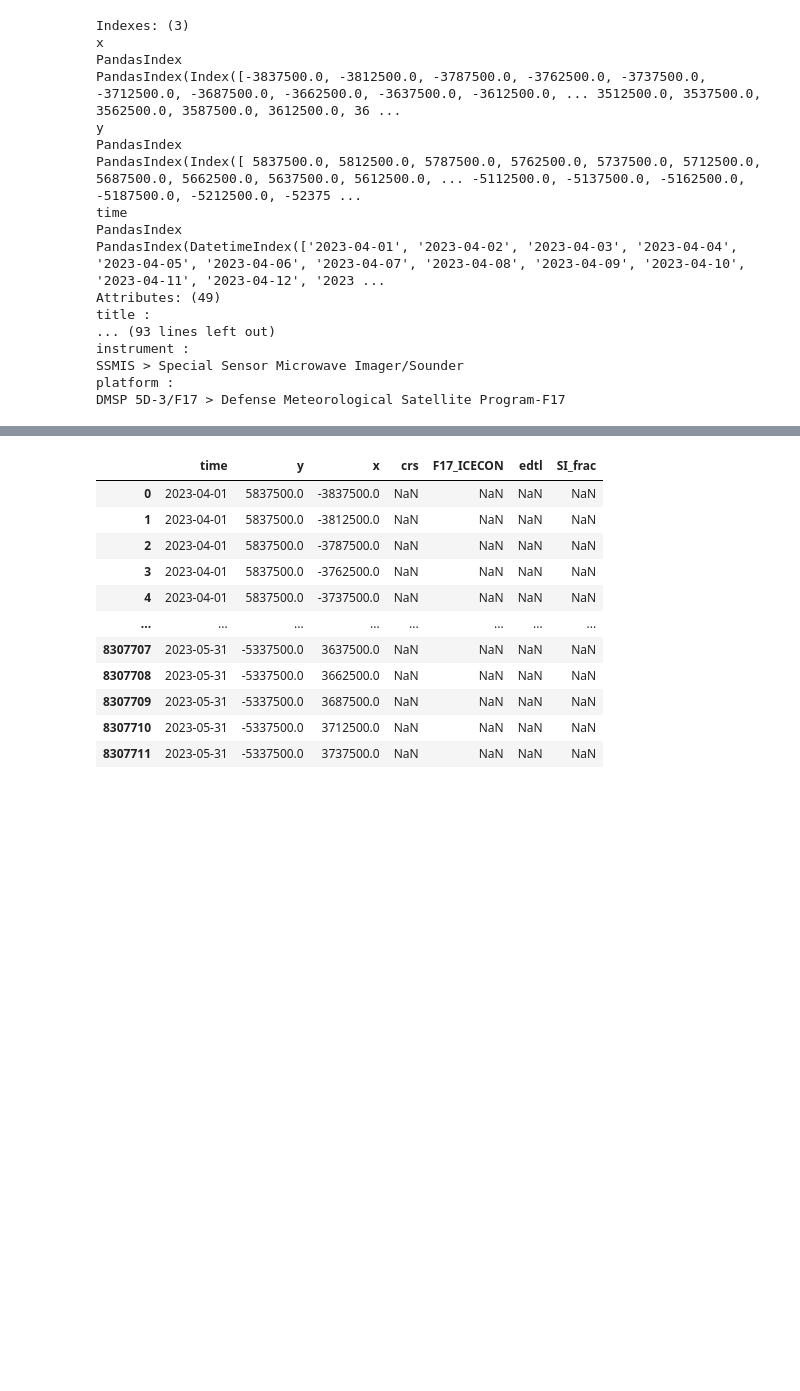
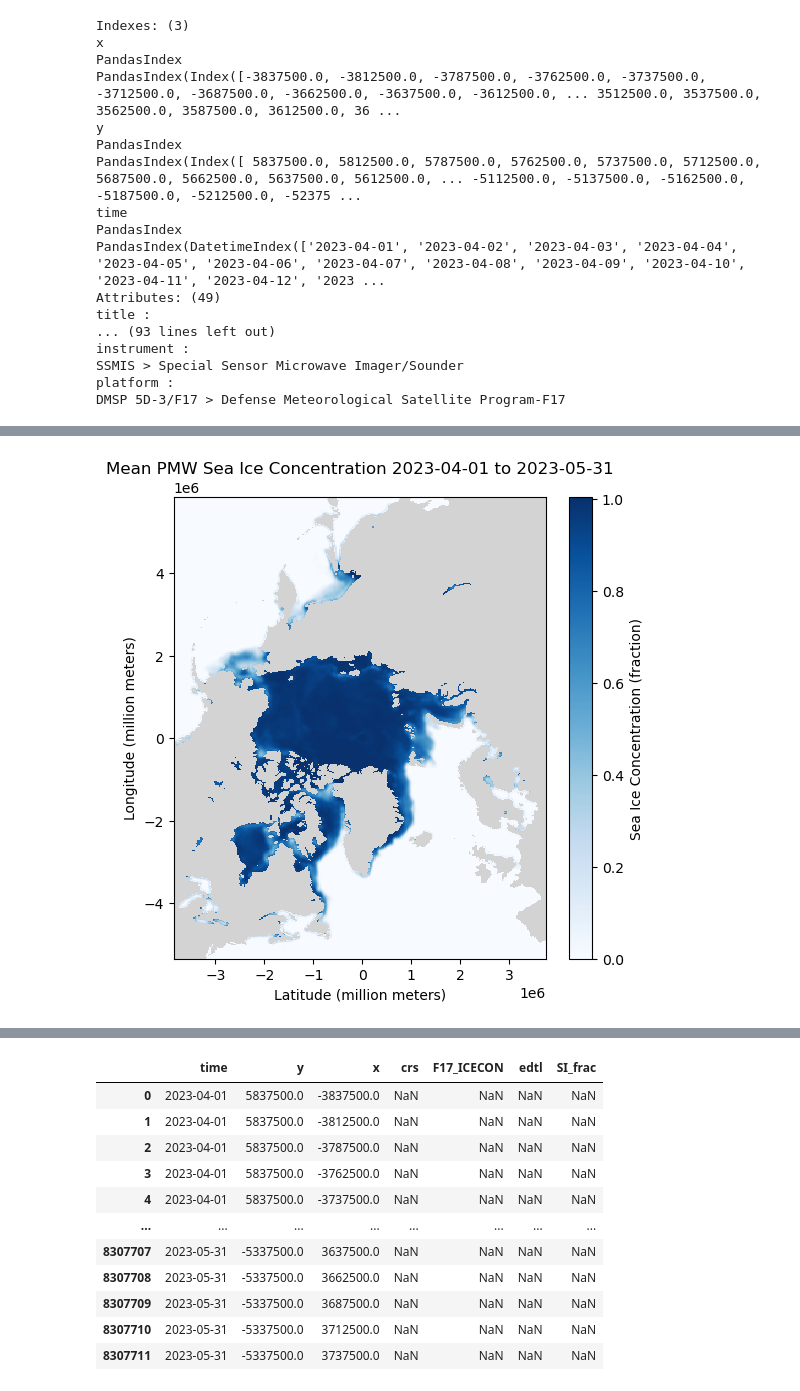
Before and after one commit to felixleodiaz/coastal-sea-ice, a Jupyter notebook: scripts/ValidationTest.ipynb, the cells around one changed output, grey strips where cells are left out. Cells and saved outputs as stored; diff of their text form; code cells hidden in the pictures; blank space fills up the shorter version.

```diff
--- a/scripts/ValidationTest.ipynb
+++ b/scripts/ValidationTest.ipynb
@@ -1,4 +3,6 @@
 # %%
+# import libraries
+
 import earthaccess
 import xarray as xr
 import dask
@@ -9,5 +13,15 @@ import cartopy.feature as cfeature
 from rasterio import features
 from scipy.ndimage import convolve
 from scipy.ndimage import distance_transform_edt
+import matplotlib.pyplot as plt
 from rasterio.transform import from_origin
 import matplotlib.pyplot as plt
+
+# colormap for plotting sea ice throughout rest of project
+
+cmap = plt.get_cmap("Blues").copy()
+cmap.set_bad(color='lightgray')
+
+# authenticate NASA earth access
+
+auth = earthaccess.login(strategy='interactive', persist = True)
@@ -142,3 +159,19 @@ da_full
 # assign visual data to the NASA team dataset and sanity check plot
 
 ds = ds.assign(**{'SI_frac': da_full['SI frac']})
+# %%
+# sanity check one
+
+ds_subset = ds.where(ds.F17_ICECON < 1.01)
+ax = ds_subset.F17_ICECON.mean(dim='time').plot(
+    cmap=cmap,
+    cbar_kwargs={'label': 'Sea Ice Concentration (fraction)'},
+    figsize=(6,6)
+)
+
+plt.title("Mean PMW Sea Ice Concentration 2023-04-01 to 2023-05-31")
+plt.xlabel("Latitude (million meters)")
+plt.ylabel("Longitude (million meters)")
+plt.show()
+# %% [output]
+[figure, added]
```
Also changed, not shown: parts of 9 cells of this notebook.
